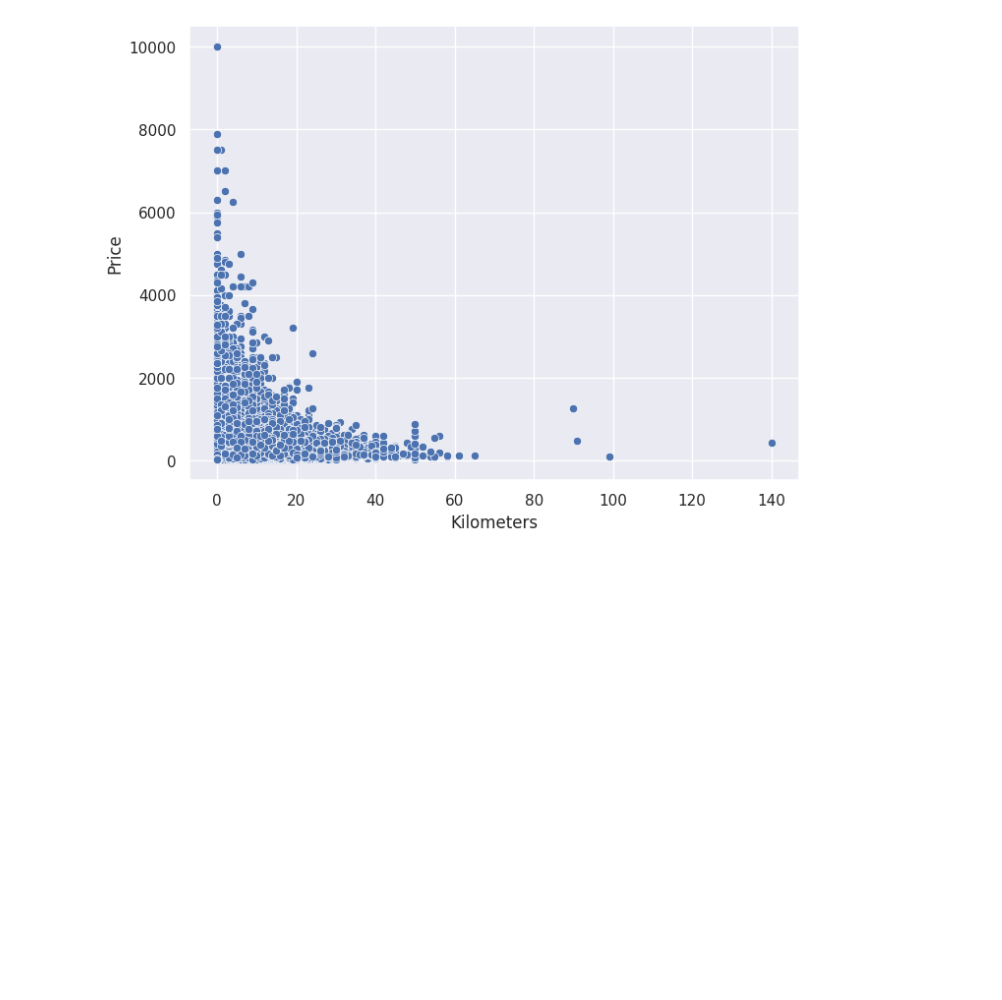
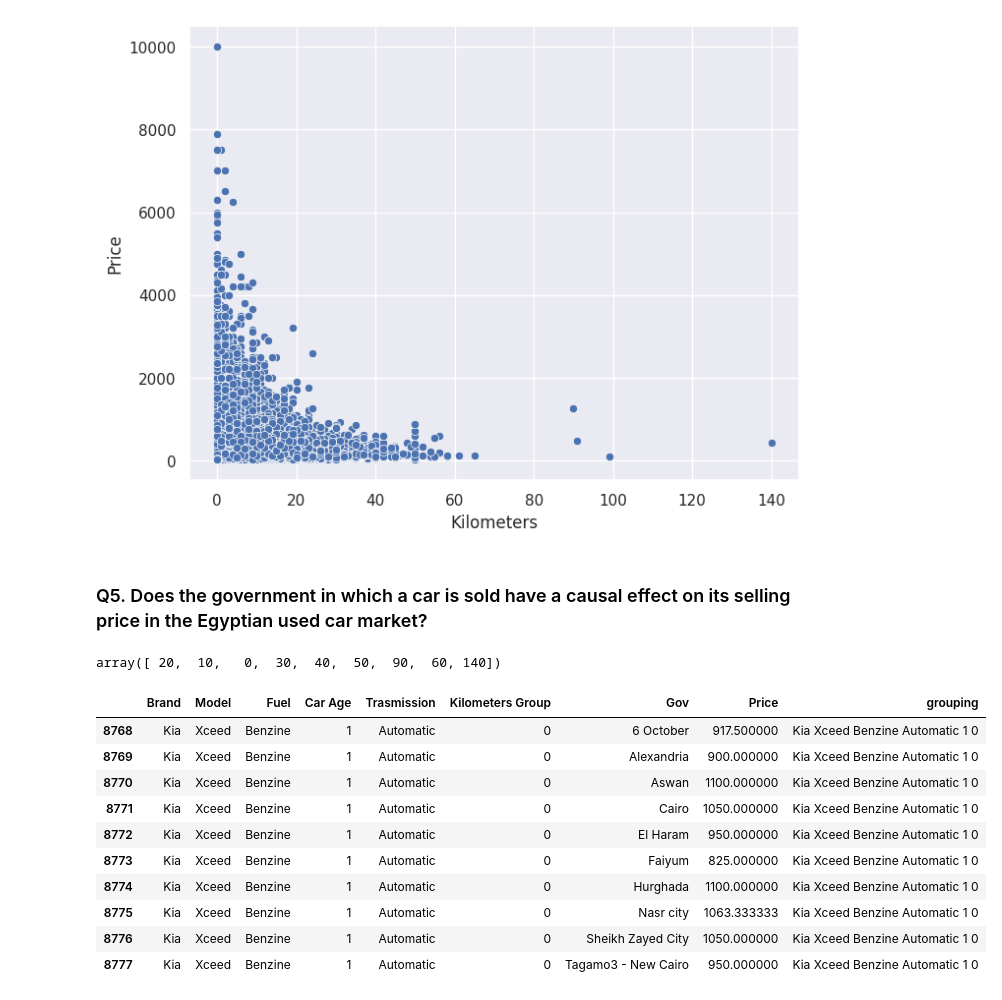
Before and after one commit to Yousif-Ahmed/Sayarty, a Jupyter notebook: Sayarty.ipynb, the cells around one changed output. Cells and saved outputs as stored; diff of their text form; code cells hidden in the pictures; blank space fills up the shorter version.

```diff
--- a/Sayarty.ipynb
+++ b/Sayarty.ipynb
@@ -586,3 +587,37 @@ print(f"Correlation coefficient: {correlation:.2f}")
 # %% [output]
 Correlation coefficient: -0.25
 [figure]
+# %% [markdown]
+### Q5. Does the government in which a car is sold have a causal effect on its selling price in the Egyptian used car market?
+# %%
+# Add kilometers group column to dataframe
+# In order to group the cars that have approximately the same kilometers (+- 10000)
+
+bin_size = 10
+df_allfilled["Kilometers Group"] = df_allfilled["Kilometers"] // bin_size * bin_size
+df_allfilled["Kilometers Group"].unique()
+# %% [output]
+array([ 20,  10,   0,  30,  40,  50,  90,  60, 140])
+# %%
+# We will get the same car specifications for different Gov and get the mean of the price
+gov_price = df_allfilled.groupby(['Brand' , 'Model'  ,'Fuel', 'Car Age' ,'Trasmission', 'Kilometers Group' , 'Gov' ])['Price'].mean().reset_index()
+gov_price['Gov'] = gov_price['Gov'].apply(lambda e : nums[3][e])
+gov_price['Brand'] = gov_price['Brand'].apply(lambda e : brands[e])
+gov_price['Model'] = gov_price['Model'].apply(lambda e : nums[0][e])
+gov_price['Fuel'] = gov_price['Fuel'].apply(lambda e : fuels[e])
+gov_price['Trasmission'] = gov_price['Trasmission'].apply(lambda e : nums[2][e])
+
+gov_price['grouping'] = gov_price['Brand'] + ' ' + gov_price['Model'] + ' ' + gov_price['Fuel'].astype(str) + ' ' + gov_price['Trasmission'].astype(str) + ' ' + gov_price['Car Age'].astype(str) + ' ' + gov_price['Kilometers Group'].astype(str)
+gov_price[gov_price['Brand'] == 'Kia'].tail(10)
+# %% [output]
+|  | Brand | Model | Fuel | Car Age | Trasmission | Kilometers Group | Gov | Price | grouping |
+| 8768 | Kia | Xceed | Benzine | 1 | Automatic | 0 | 6 October | 917.500000 | Kia Xceed Benzine Automatic 1 0 |
+| 8769 | Kia | Xceed | Benzine | 1 | Automatic | 0 | Alexandria | 900.000000 | Kia Xceed Benzine Automatic 1 0 |
+| 8770 | Kia | Xceed | Benzine | 1 | Automatic | 0 | Aswan | 1100.000000 | Kia Xceed Benzine Automatic 1 0 |
+| 8771 | Kia | Xceed | Benzine | 1 | Automatic | 0 | Cairo | 1050.000000 | Kia Xceed Benzine Automatic 1 0 |
+| 8772 | Kia | Xceed | Benzine | 1 | Automatic | 0 | El Haram | 950.000000 | Kia Xceed Benzine Automatic 1 0 |
+| 8773 | Kia | Xceed | Benzine | 1 | Automatic | 0 | Faiyum | 825.000000 | Kia Xceed Benzine Automatic 1 0 |
+| 8774 | Kia | Xceed | Benzine | 1 | Automatic | 0 | Hurghada | 1100.000000 | Kia Xceed Benzine Automatic 1 0 |
+| 8775 | Kia | Xceed | Benzine | 1 | Automatic | 0 | Nasr city | 1063.333333 | Kia Xceed Benzine Automatic 1 0 |
+| 8776 | Kia | Xceed | Benzine | 1 | Automatic | 0 | Sheikh Zayed City | 1050.000000 | Kia Xceed Benzine Automatic 1 0 |
+| 8777 | Kia | Xceed | Benzine | 1 | Automatic | 0 | Tagamo3 - New Cairo | 950.000000 | Kia Xceed Benzine Automatic 1 0 |
```
Also changed, not shown: parts of 7 cells of this notebook.
